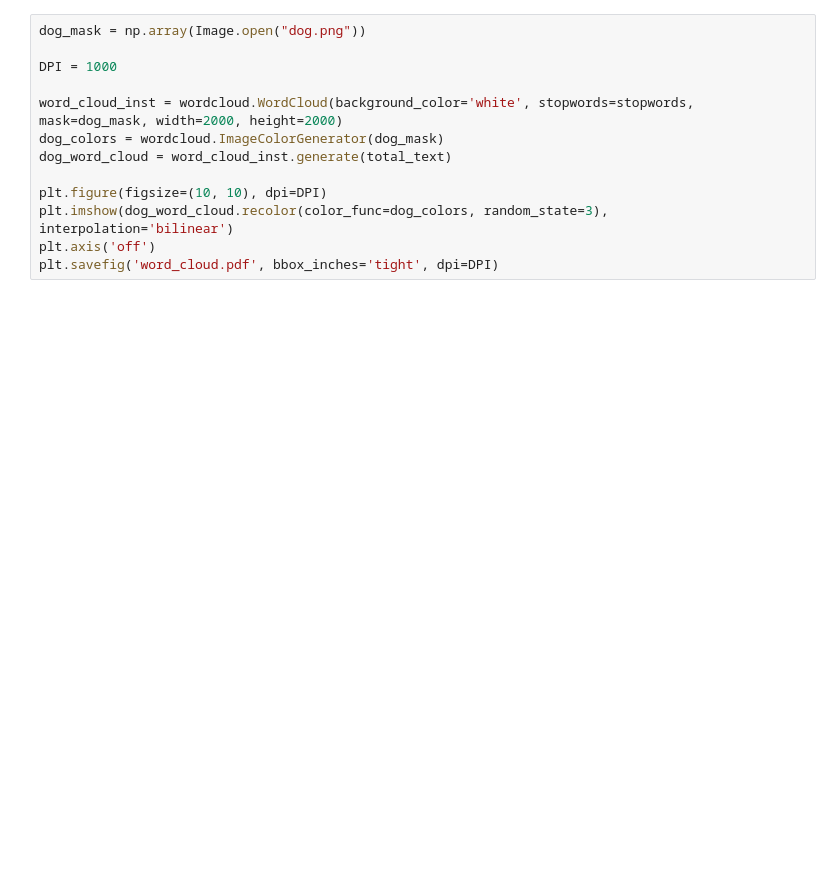
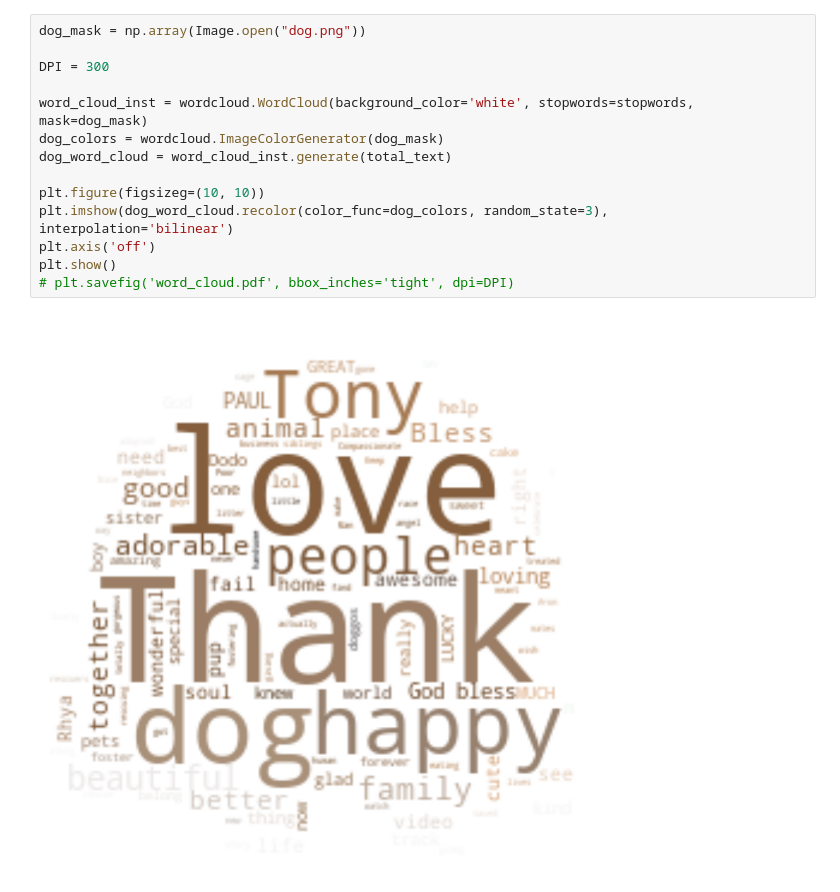
Before and after one commit to uchicago-2023-capp30122/30122-project-media-insights, a Jupyter notebook: plotting/word_cloud.ipynb, the cells around one changed output. Cells and saved outputs as stored; diff of their text form; blank space fills up the shorter version.

```diff
--- a/plotting/word_cloud.ipynb
+++ b/plotting/word_cloud.ipynb
@@ -19,13 +37,16 @@ Error:
 # %%
 dog_mask = np.array(Image.open("dog.png"))
 
-DPI = 1000
+DPI = 300
 
-word_cloud_inst = wordcloud.WordCloud(background_color='white', stopwords=stopwords, mask=dog_mask, width=2000, height=2000)
+word_cloud_inst = wordcloud.WordCloud(background_color='white', stopwords=stopwords, mask=dog_mask)
 dog_colors = wordcloud.ImageColorGenerator(dog_mask)
 dog_word_cloud = word_cloud_inst.generate(total_text)
 
-plt.figure(figsize=(10, 10), dpi=DPI)
+plt.figure(figsizeg=(10, 10))
 plt.imshow(dog_word_cloud.recolor(color_func=dog_colors, random_state=3), interpolation='bilinear')
 plt.axis('off')
-plt.savefig('word_cloud.pdf', bbox_inches='tight', dpi=DPI)
+plt.show()
+# plt.savefig('word_cloud.pdf', bbox_inches='tight', dpi=DPI)
+# %% [output]
+[figure, added]
```
Also changed, not shown: parts of 1 cell of this notebook, 13 other files.
